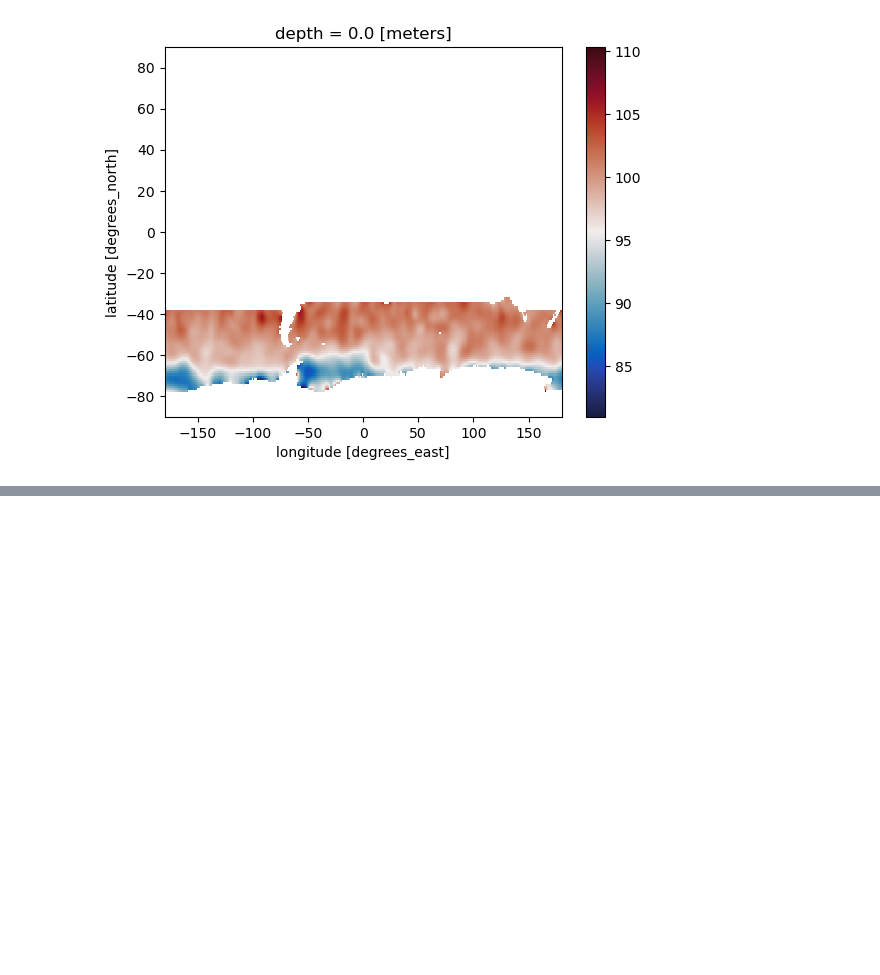
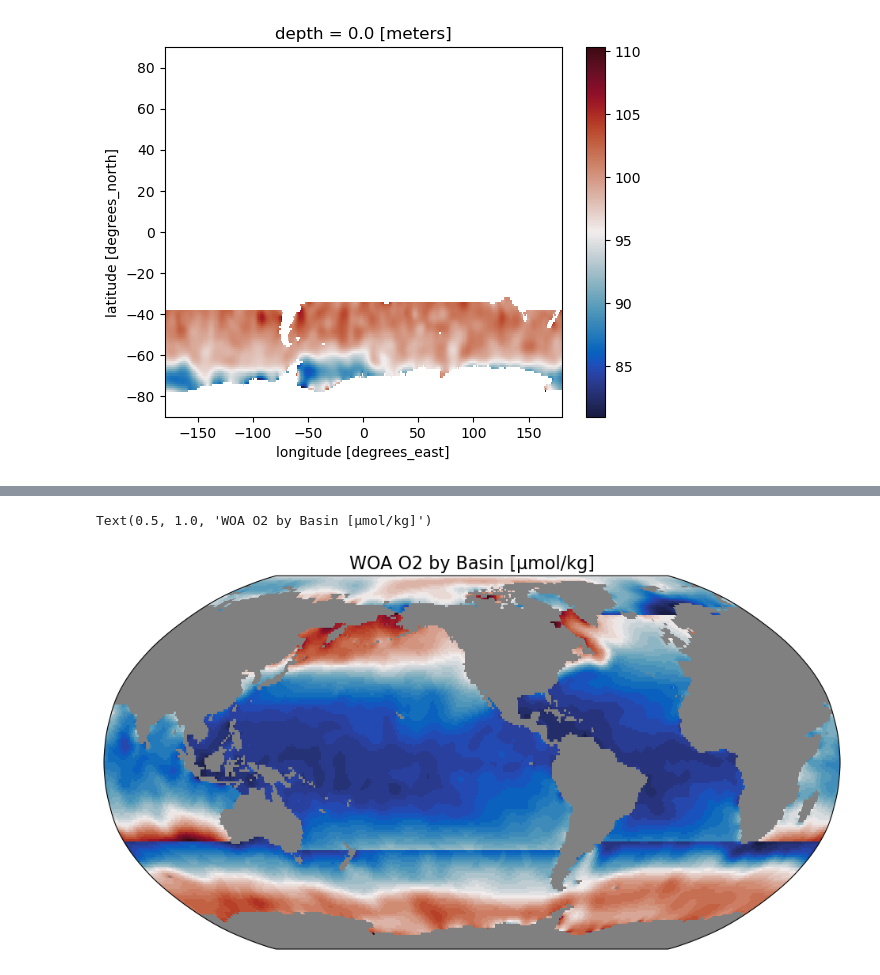
Before and after one commit to EES-3506-5506/EES3506_5506_Fall2023_Final_Project_G4_Hartman, a Jupyter notebook: notebooks/Final_Historical.ipynb, the cells around one changed output, grey strips where cells are left out. Drawn from its saved outputs; the diff is of its cells as text; code cells hidden in the pictures; blank space fills up the shorter version.

```diff
--- a/notebooks/Final_Historical.ipynb
+++ b/notebooks/Final_Historical.ipynb
@@ -367,0 +428,42 @@ woa18_o2sat_southernocean.isel(depth=0).plot(cmap=cmocean.cm.balance)
+# %%
+subplot_kws = dict(projection=ccrs.Robinson(central_longitude=-120),facecolor='grey')
+
+plt.figure(figsize=[12,8])
+
+o2S = woa18_o2_southernocean.isel(depth=0).plot(x='lon',y='lat',
+                         cmap=cmocean.cm.balance, levels=50,
+                         subplot_kws = subplot_kws,
+                         transform=ccrs.PlateCarree(),
+                         add_colorbar=False)
+
+o2Ar = woa18_o2_arctic.isel(depth=0).plot(x='lon',y='lat',
+                         cmap=cmocean.cm.balance, levels=50,
+                         subplot_kws = subplot_kws,
+                         transform=ccrs.PlateCarree(),
+                         add_colorbar=False)
+
+o2At = woa18_o2_atlanticocean.isel(depth=0).plot(x='lon',y='lat',
+                         cmap=cmocean.cm.balance, levels=50,
+                         subplot_kws = subplot_kws,
+                         transform=ccrs.PlateCarree(),
+                         add_colorbar=False)
+
+o2P = woa18_o2_pacificocean.isel(depth=0).plot(x='lon',y='lat',
+                         cmap=cmocean.cm.balance, levels=50,
+                         subplot_kws = subplot_kws,
+                         transform=ccrs.PlateCarree(),
+                         add_colorbar=False)
+
+o2I = woa18_o2_indianocean.isel(depth=0).plot(x='lon',y='lat',
+                         cmap=cmocean.cm.balance, levels=50,
+                         subplot_kws = subplot_kws,
+                         transform=ccrs.PlateCarree(),
+                         add_colorbar=False)
+
+# add separate colorbar
+cb = plt.colorbar(aouS, ticks=[-50,-25,0,25,50], shrink=0.6)
+cb.ax.tick_params(labelsize=14)
+plt.title("WOA O2 by Basin [μmol/kg]",fontsize=16)
+# %% [output]
+Text(0.5, 1.0, 'WOA O2 by Basin [μmol/kg]')
+[figure, added]
```
Also changed, not shown: parts of 12 cells of this notebook.
